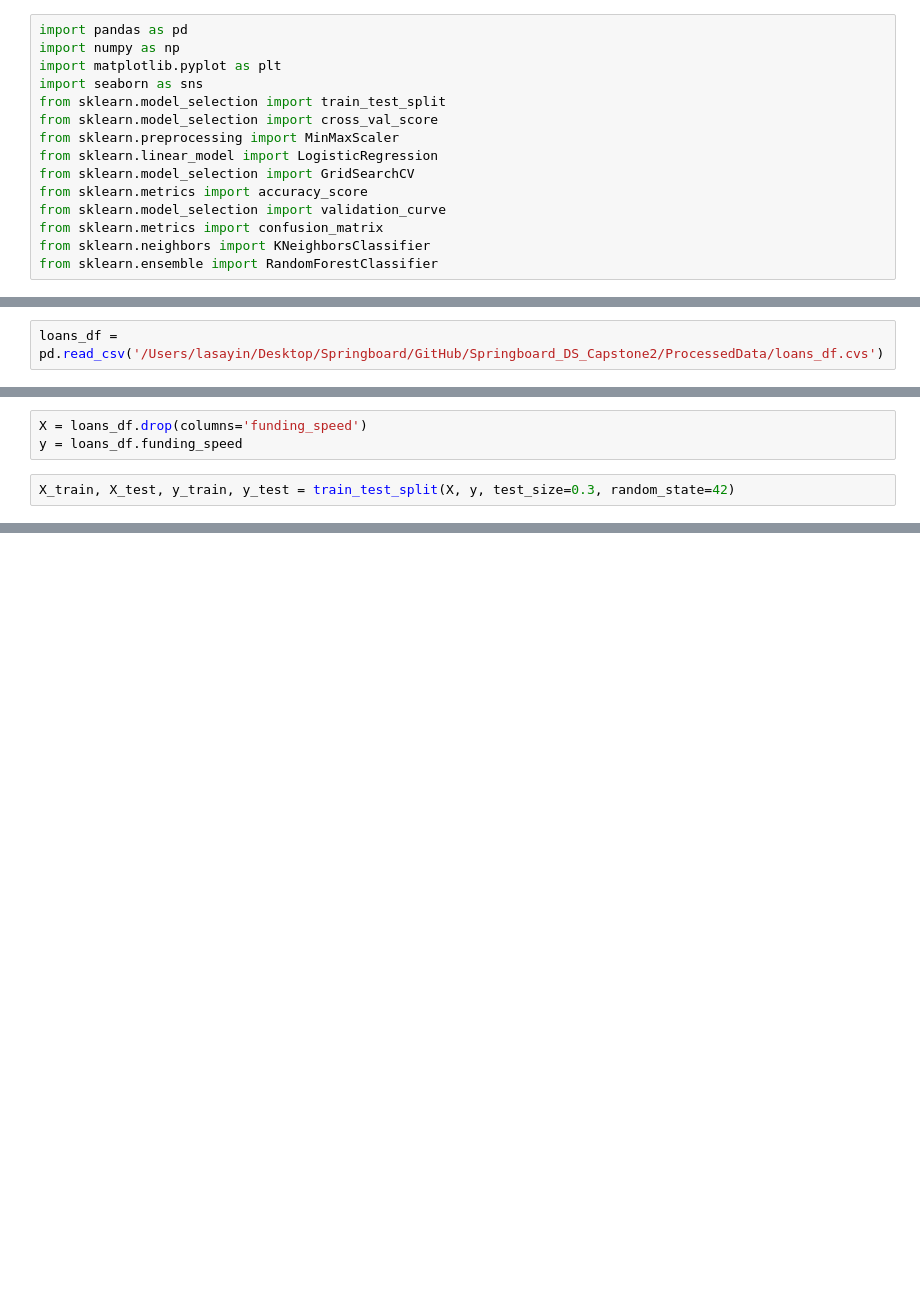
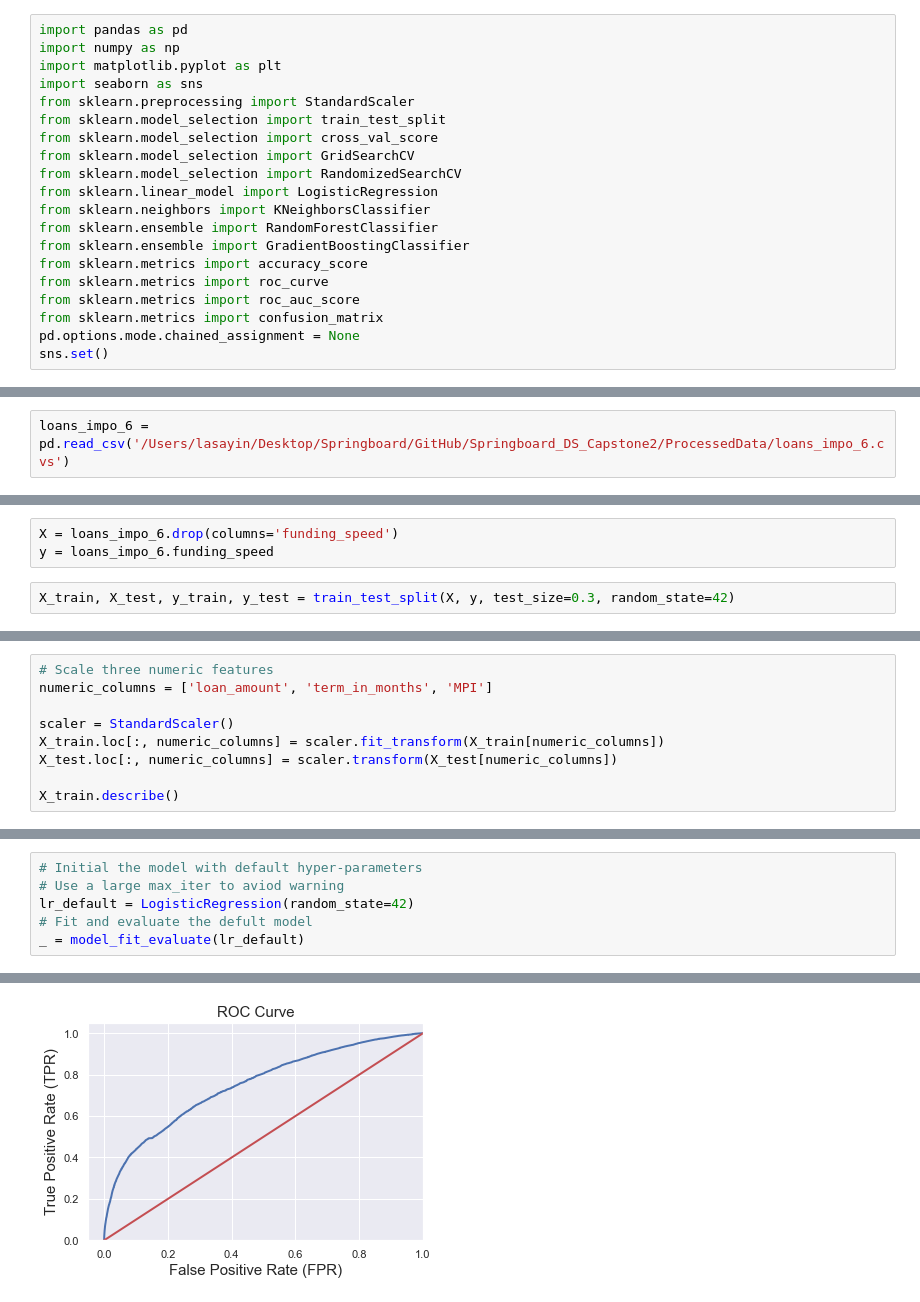
Before and after one commit to lasayin/Crowdfunding-on-Kiva-Platform, a Jupyter notebook: Kiva_Crowdfunding_Modeling.ipynb, the cells around one changed output, grey strips where cells are left out. Drawn from its saved outputs; the diff is of its cells as text; blank space fills up the shorter version.

Commit message:
Update hyper-parameters tuning

```diff
--- a/Kiva_Crowdfunding_Modeling.ipynb
+++ b/Kiva_Crowdfunding_Modeling.ipynb
@@ -6,14 +6,19 @@ import pandas as pd
 import numpy as np
 import matplotlib.pyplot as plt
 import seaborn as sns
+from sklearn.preprocessing import StandardScaler
 from sklearn.model_selection import train_test_split
 from sklearn.model_selection import cross_val_score
-from sklearn.preprocessing import MinMaxScaler
+from sklearn.model_selection import GridSearchCV
+from sklearn.model_selection import RandomizedSearchCV
 from sklearn.linear_model import LogisticRegression
-from sklearn.model_selection import GridSearchCV
-from sklearn.metrics import accuracy_score
-from sklearn.model_selection import validation_curve
-from sklearn.metrics import confusion_matrix
 from sklearn.neighbors import KNeighborsClassifier
 from sklearn.ensemble import RandomForestClassifier
+from sklearn.ensemble import GradientBoostingClassifier
+from sklearn.metrics import accuracy_score
+from sklearn.metrics import roc_curve
+from sklearn.metrics import roc_auc_score
+from sklearn.metrics import confusion_matrix
+pd.options.mode.chained_assignment = None
+sns.set()
 # %% [markdown]
@@ -23,2 +28,2 @@ from sklearn.ensemble import RandomForestClassifier
 # %%
-loans_df = pd.read_csv('/Users/lasayin/Desktop/Springboard/GitHub/Springboard_DS_Capstone2/ProcessedData/loans_df.cvs')
+loans_impo_6 = pd.read_csv('/Users/lasayin/Desktop/Springboard/GitHub/Springboard_DS_Capstone2/ProcessedData/loans_impo_6.cvs')
@@ -27,5 +58,5 @@ loans_df = pd.read_csv('/Users/lasayin/Desktop/Springboard/GitHub/Springboard_DS
 # %%
-X = loans_df.drop(columns='funding_speed')
-y = loans_df.funding_speed
+X = loans_impo_6.drop(columns='funding_speed')
+y = loans_impo_6.funding_speed
 # %%
 X_train, X_test, y_train, y_test = train_test_split(X, y, test_size=0.3, random_state=42)
@@ -109,0 +65,9 @@ print(best_knn)
+# %%
+# Scale three numeric features
+numeric_columns = ['loan_amount', 'term_in_months', 'MPI']
+
+scaler = StandardScaler()
+X_train.loc[:, numeric_columns] = scaler.fit_transform(X_train[numeric_columns])
+X_test.loc[:, numeric_columns] = scaler.transform(X_test[numeric_columns])
+
+X_train.describe()
@@ -109,0 +192,7 @@ print(best_knn)
+# %%
+# Initial the model with default hyper-parameters
+# Use a large max_iter to aviod warning
+lr_default = LogisticRegression(random_state=42)
+# Fit and evaluate the defult model
+_ = model_fit_evaluate(lr_default)
+# %% [output]
@@ -109,0 +204 @@ print(best_knn)
+[figure, added]
```
Also changed, not shown: parts of 91 cells of this notebook.
